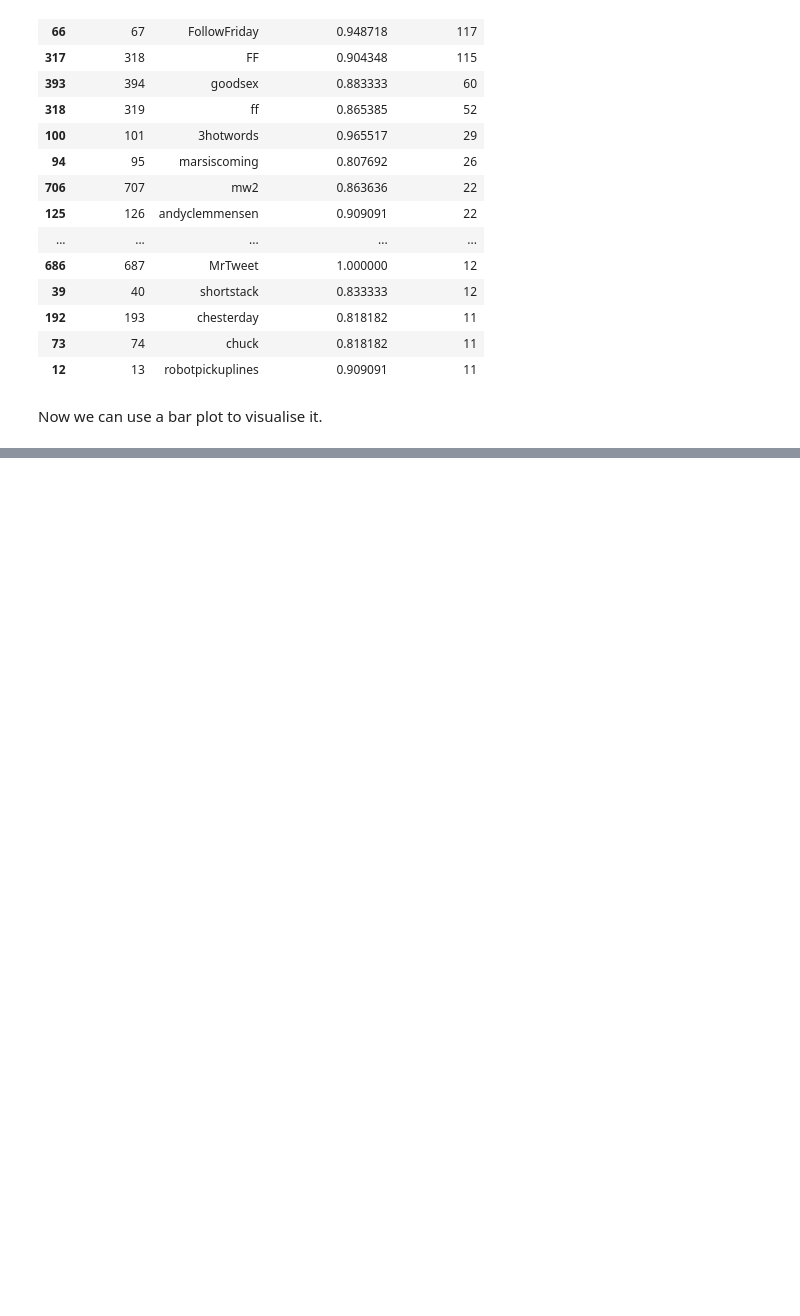
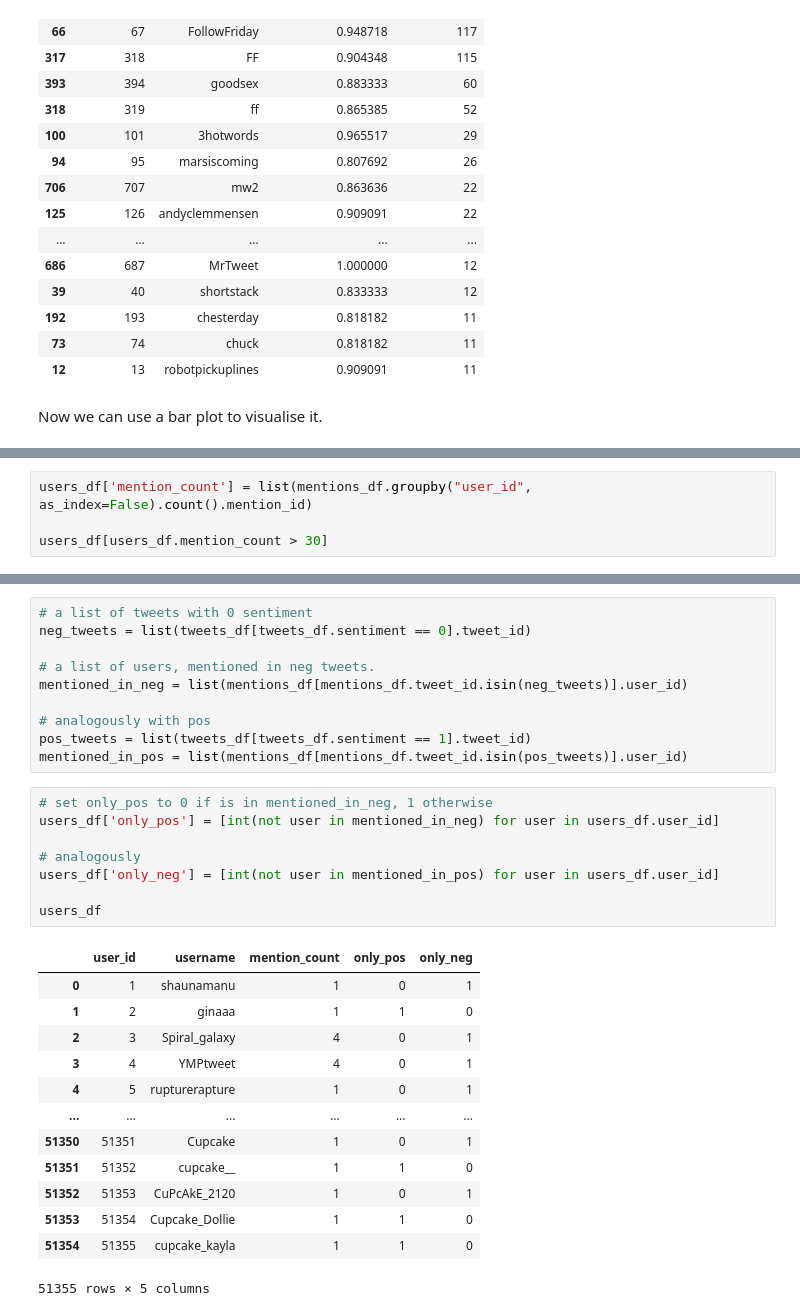
Before and after one commit to gbulg/Data-analysis-class, a Jupyter notebook: HW2/hw2.ipynb, the cells around one changed output, grey strips where cells are left out. Saved outputs shown, nothing was run; the diff lists cells and outputs as text; blank space fills up the shorter version.

```diff
--- a/HW2/hw2.ipynb
+++ b/HW2/hw2.ipynb
@@ -248,0 +253,4 @@ fig.show()
+# %%
+users_df['mention_count'] = list(mentions_df.groupby("user_id", as_index=False).count().mention_id)
+
+users_df[users_df.mention_count > 30]
@@ -248,0 +274,32 @@ fig.show()
+# %%
+# a list of tweets with 0 sentiment
+neg_tweets = list(tweets_df[tweets_df.sentiment == 0].tweet_id)
+
+# a list of users, mentioned in neg tweets.
+mentioned_in_neg = list(mentions_df[mentions_df.tweet_id.isin(neg_tweets)].user_id)
+
+# analogously with pos
+pos_tweets = list(tweets_df[tweets_df.sentiment == 1].tweet_id)
+mentioned_in_pos = list(mentions_df[mentions_df.tweet_id.isin(pos_tweets)].user_id)
+# %%
+# set only_pos to 0 if is in mentioned_in_neg, 1 otherwise
+users_df['only_pos'] = [int(not user in mentioned_in_neg) for user in users_df.user_id]
+
+# analogously
+users_df['only_neg'] = [int(not user in mentioned_in_pos) for user in users_df.user_id]
+
+users_df
+# %% [output]
+|  | user_id | username | mention_count | only_pos | only_neg |
+| 0 | 1 | shaunamanu | 1 | 0 | 1 |
+| 1 | 2 | ginaaa | 1 | 1 | 0 |
+| 2 | 3 | Spiral_galaxy | 4 | 0 | 1 |
+| 3 | 4 | YMPtweet | 4 | 0 | 1 |
+| 4 | 5 | rupturerapture | 1 | 0 | 1 |
+| ... | ... | ... | ... | ... | ... |
+| 51350 | 51351 | Cupcake | 1 | 0 | 1 |
+| 51351 | 51352 | cupcake__ | 1 | 1 | 0 |
+| 51352 | 51353 | CuPcAkE_2120 | 1 | 0 | 1 |
+| 51353 | 51354 | Cupcake_Dollie | 1 | 1 | 0 |
+| 51354 | 51355 | cupcake_kayla | 1 | 1 | 0 |
+51355 rows × 5 columns
```
Also changed, not shown: parts of 11 cells of this notebook.
